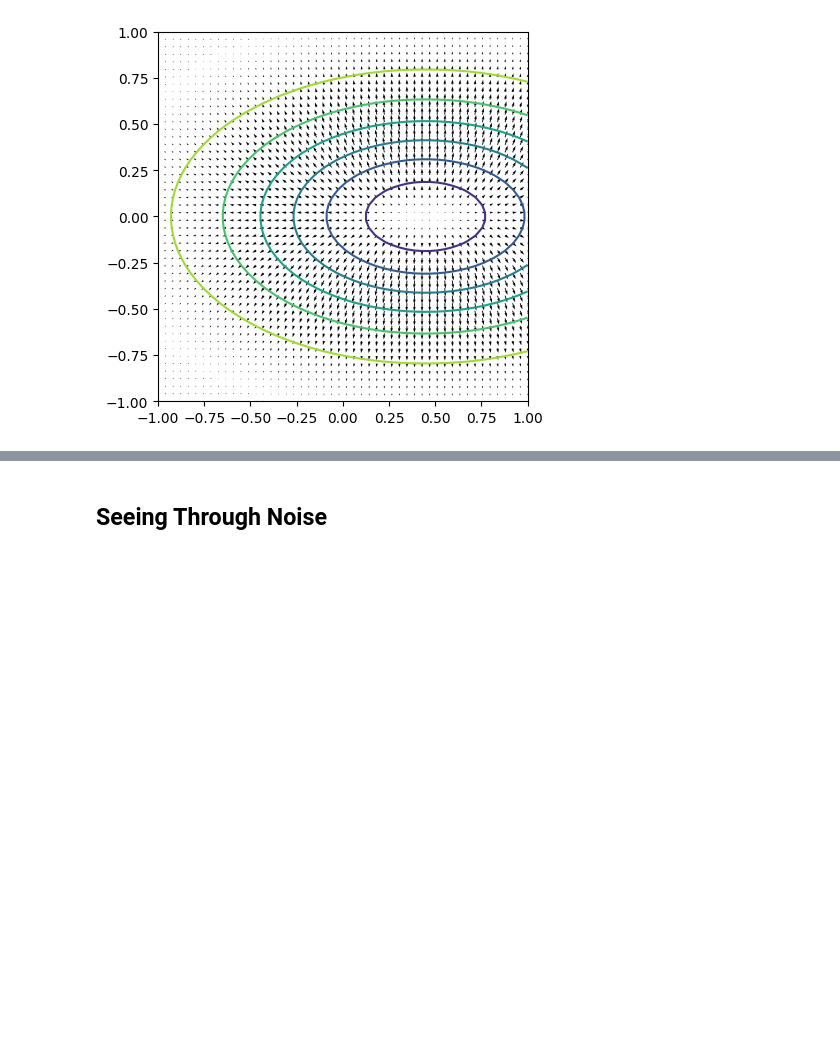
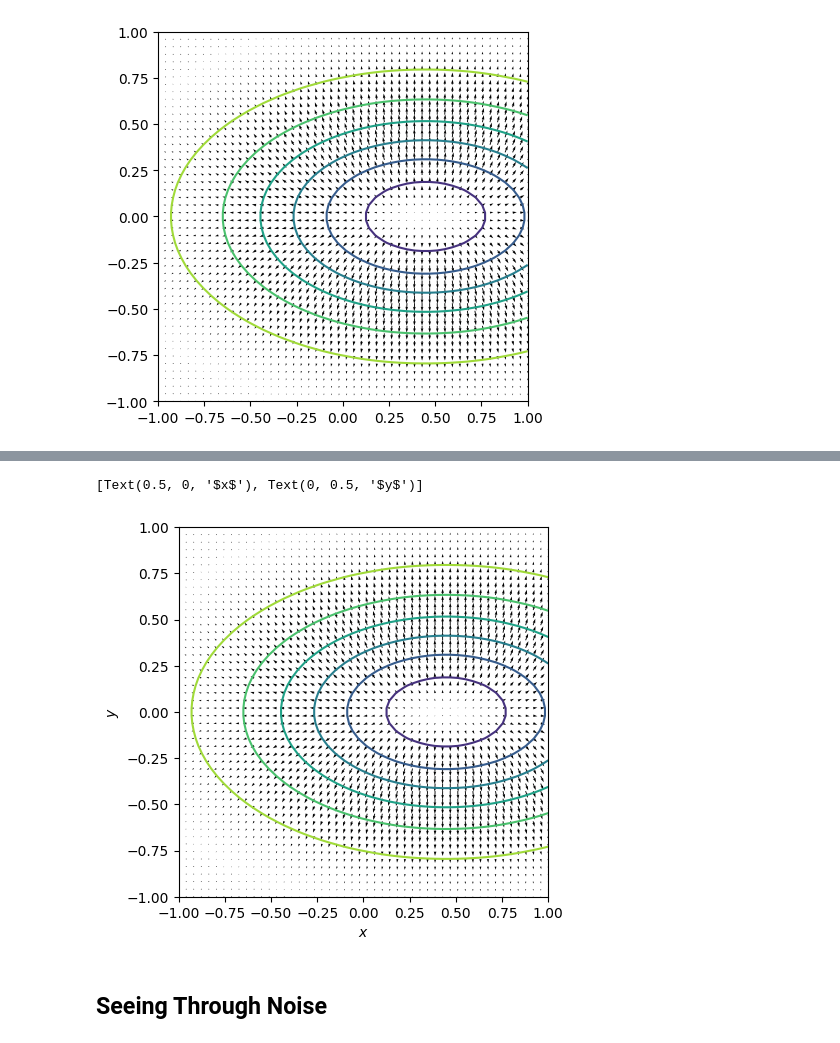
Before and after one commit to vibilanj/cmps, a Jupyter notebook: workshop/W18_Extremization_S.ipynb, the cells around one changed output, grey strips where cells are left out. Saved outputs shown, nothing was run; the diff lists cells and outputs as text; code cells hidden in the pictures; blank space fills up the shorter version.

```diff
--- a/workshop/W18_Extremization_S.ipynb
+++ b/workshop/W18_Extremization_S.ipynb
@@ -109,3 +132,34 @@ ax.quiver(xs, ys, Ex, Ey)
 ax.set_aspect("equal")
 # %% [output]
 [figure]
+# %%
+def gradient(f, x, y, epsilon):
+    df_x = (f(x + epsilon, y) - f(x, y))/epsilon
+    df_y = (f(x, y + epsilon) - f(x, y))/epsilon
+    return np.array([df_x, df_y])
+
+def step_2D(f, x, y, tol):
+    g = gradient(f, x, y, tol)
+    h = lambda z: f(x - (z * g[0]), y - (z * g[1]))
+    z = find_min_1D(h, 0, 1, tol)
+    x_new = x - z * g[0]
+    y_new = y - z * g[0]
+    return x_new, y_new
+
+def find_min_2D(f, x_0, y_0, tol):
+    x, y = x_0, y_0
+    # x = x_0
+    # y = y_0
+    grad = gradient(f, x, y, tol)
+    xs = np.array([x])
+    ys = np.array([y])
+    while np.sqrt(grad[0]**2 + grad[1]**2) > tol:
+        # print(x, y)
+        # print(np.sqrt(grad[0]**2 + grad[1]**2))
+        x, y = step_2D(f, x, y, tol)
+        grad = gradient(f, x, y, tol)
+        xs = np.append(x, xs)
+        ys = np.append(y, ys)
+    return x, y, xs, ys
+# %%
+res = find_min_2D(fn, -1, -1, 1e-2)
@@ -112,3 +185,13 @@ ax.set_aspect("equal")
+# %%
+fig, ax = plt.subplots(1, 1)
+ax.quiver(xs, ys, Ex, Ey)
+ax.contour(xs, ys, profile)
+ax.plot(res[2], res[3])
+ax.set_aspect("equal")
+ax.set(xlabel = "$x$", ylabel = "$y$")
+# %% [output]
+[Text(0.5, 0, '$x$'), Text(0, 0.5, '$y$')]
+[figure, added]
 # %% [markdown]
 ## Seeing Through Noise
 # %% [markdown]
```
Also changed, not shown: parts of 4 cells of this notebook.
